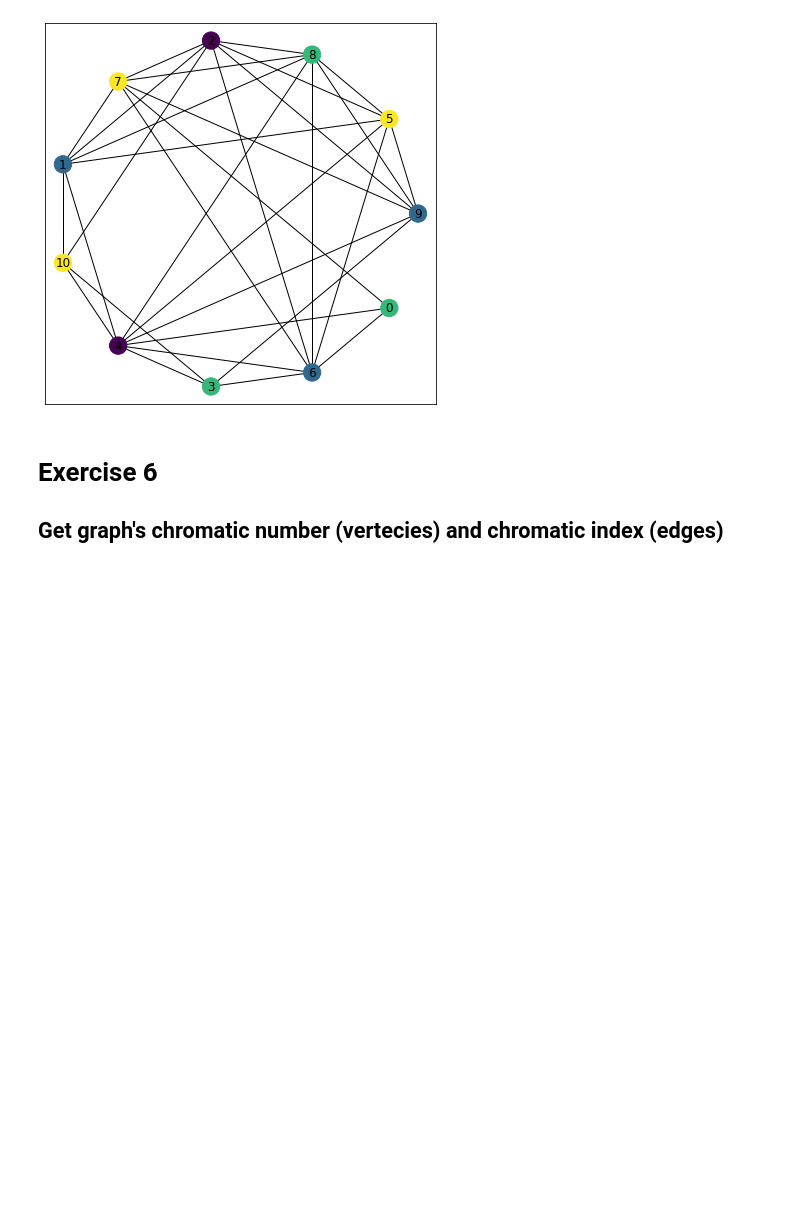
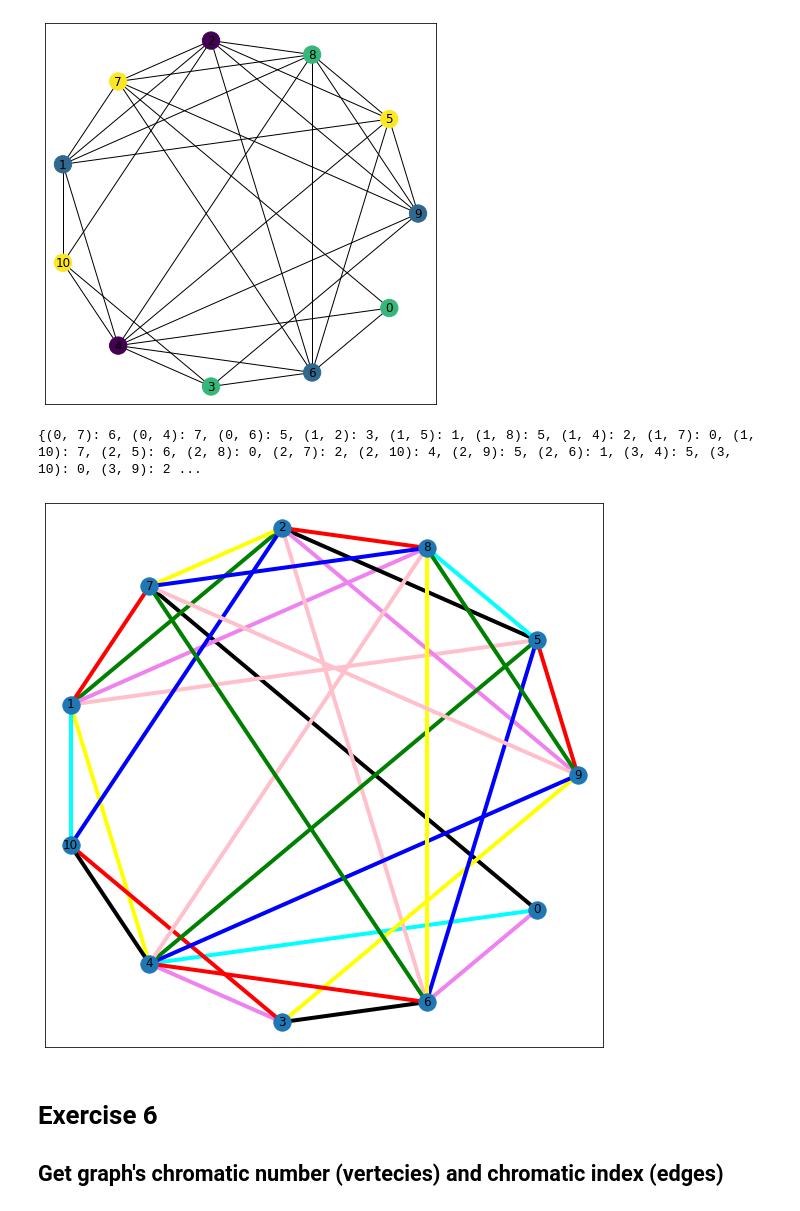
Before and after one commit to Laronk/graphs_project, a Jupyter notebook: Exercises/exercises.ipynb, the cells around one changed output. Saved outputs shown, nothing was run; the diff lists cells and outputs as text; code cells hidden in the pictures; blank space fills up the shorter version.

```diff
--- a/Exercises/exercises.ipynb
+++ b/Exercises/exercises.ipynb
@@ -203,3 +265,38 @@ edge_colors = {}
+# %%
+# create line graph for the Graph
+# line graph - has an edge for each node in the Graph and a node for each edge in the Graph
+line_graph = nx.line_graph(G)
+
+edge_colors = nx.coloring.greedy_color(line_graph)
+
+# make sure the order of items in dict matches the order of edges in the Graph
+edge_colors = {edge: edge_colors[edge] for edge in G.edges()}
+print(edge_colors)
+# %% [output]
+{(0, 7): 6, (0, 4): 7, (0, 6): 5, (1, 2): 3, (1, 5): 1, (1, 8): 5, (1, 4): 2, (1, 7): 0, (1, 10): 7, (2, 5): 6, (2, 8): 0, (2, 7): 2, (2, 10): 4, (2, 9): 5, (2, 6): 1, (3, 4): 5, (3, 10): 0, (3, 9): 2 ...
+# %%
+# assign numbers to color names [list index -> name]
+colors = ['red', 'pink', 'yellow', 'green', 'blue', 'violet', 'black', 'cyan']
+
+# swap color numbers for names
+edge_colors = {edge: colors[edge_colors[edge]] for edge in edge_colors}
+# %%
+plt.figure(figsize=(10, 10))
+ax = plt.axes()
+ax.set_facecolor("white")
+
+options = {
+    "edge_color": list(edge_colors.values()),
+    'width': 4
+}
+nx.draw_networkx(G, pos=nx.graphviz_layout(G, prog="circo"), **options)
+
+plt.draw()
+plt.savefig("graph_notebook_exer_5.png")
+plt.show()
+plt.close()
+# %% [output]
+[figure, added]
 # %% [markdown]
 # Exercise 6
 ## Get graph's chromatic number (vertecies) and chromatic index (edges)
```
Also changed, not shown: parts of 15 cells of this notebook.
